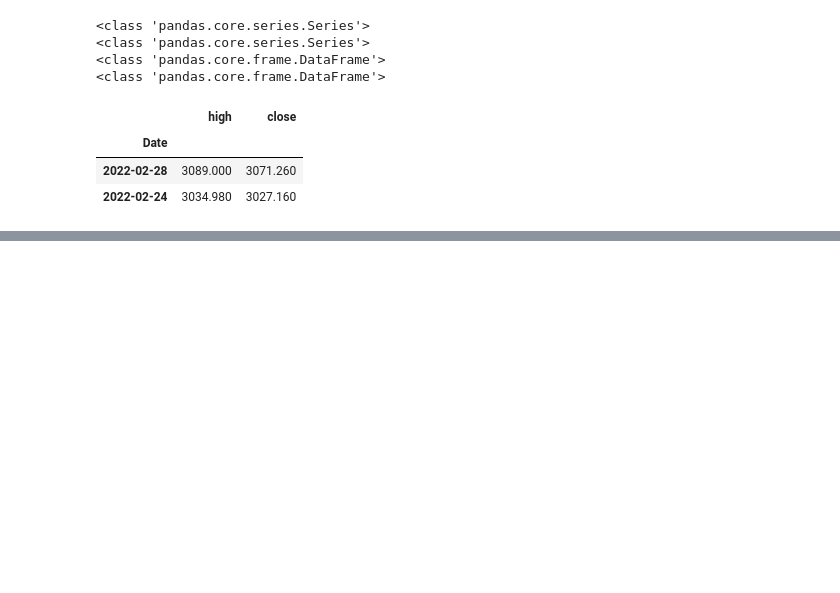
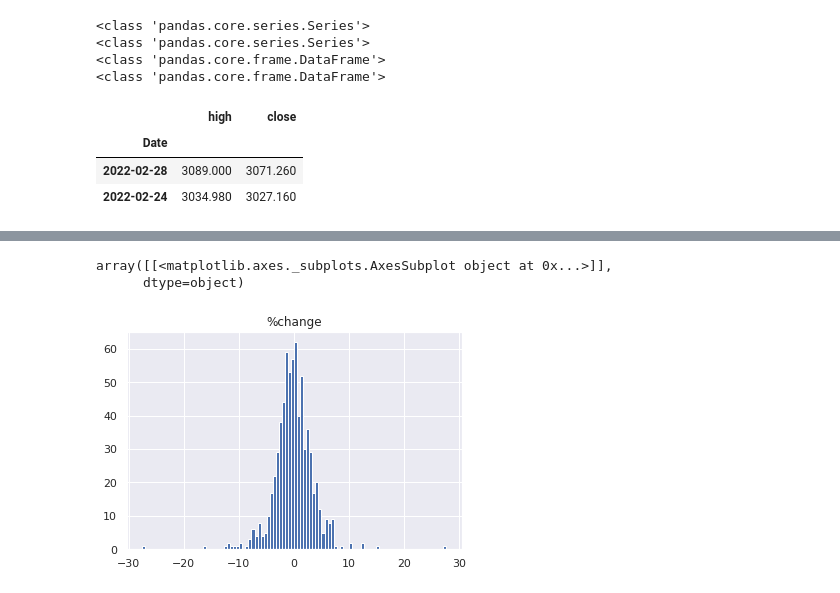
Before and after one commit to ChojnackiKRZ/data-science-bootcamp, a Jupyter notebook: 05_dane_gieldowe.ipynb, the cells around one changed output, grey strips where cells are left out. Saved outputs shown, nothing was run; the diff lists cells and outputs as text; code cells hidden in the pictures; blank space fills up the shorter version.

```diff
--- a/05_dane_gieldowe.ipynb
+++ b/05_dane_gieldowe.ipynb
@@ -138,0 +141,3 @@ df.iloc[[1, 3], [1, 3]]
+# %%
+df = fetch_financial_data('UBER')
+df.info()
@@ -138,0 +170,4 @@ df.iloc[[1, 3], [1, 3]]
+# %%
+#dodawanie nowych kolumn
+df['avg'] = (df.Open + df.Close)/2
+df
@@ -138,0 +189,4 @@ df.iloc[[1, 3], [1, 3]]
+# %%
+#sortowanie
+df = df.sort_index()
+df
@@ -138,0 +208,3 @@ df.iloc[[1, 3], [1, 3]]
+# %%
+df['%change'] = (1 - (df[['Close']].shift(1) / df[['Close']])) * 100
+df
@@ -138,0 +226,8 @@ df.iloc[[1, 3], [1, 3]]
+# %%
+import seaborn as sns
+sns.set()
+df[['%change']].hist(bins = 100)
+# %% [output]
+array([[<matplotlib.axes._subplots.AxesSubplot object at 0x...>]],
+      dtype=object)
+[figure, added]
```
Also changed, not shown: parts of 8 cells of this notebook.
